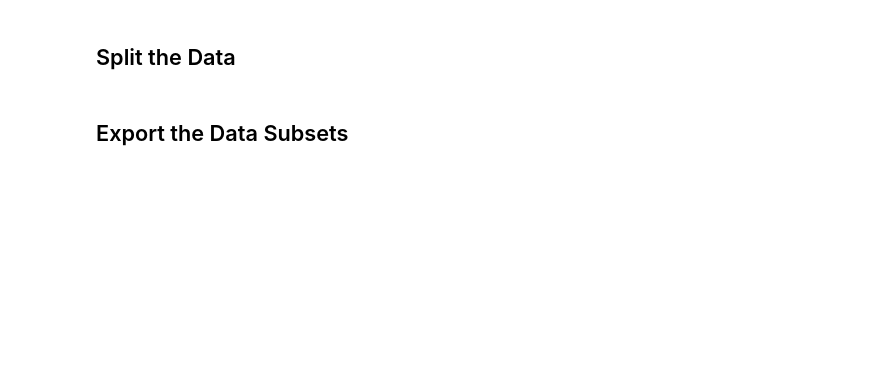
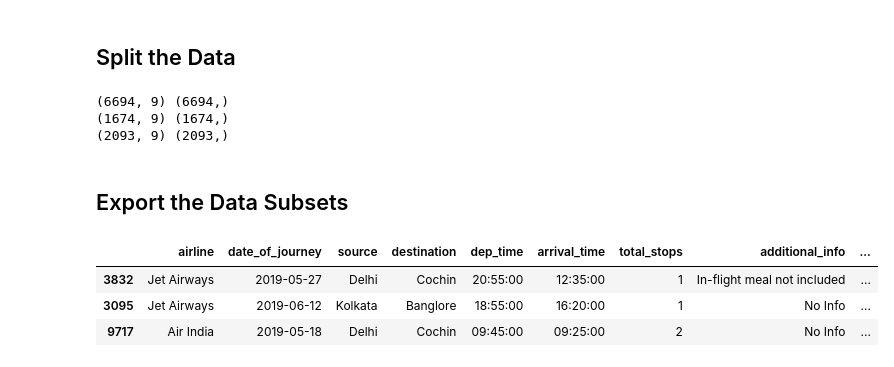
Before and after one commit to datta-abhi/flightprice_sagemaker, a Jupyter notebook: notebooks/data_cleaning.ipynb, the cells around one changed output. Cells and saved outputs as stored; diff of their text form; code cells hidden in the pictures; blank space fills up the shorter version.

Commit message:
train,val and test data exported to data folder for reproducibility

```diff
--- a/notebooks/data_cleaning.ipynb
+++ b/notebooks/data_cleaning.ipynb
@@ -369,6 +371,25 @@ export_to_csv(flights_cleaned,"flights_cleaned")
 # %% [markdown]
 ## Split the Data
 # %%
-X =
+X = flights_cleaned.copy().drop('price',axis = 1)
+y = flights_cleaned['price'].copy()
+# %%
+X_, X_test, y_, y_test = train_test_split(X, y, test_size=0.2, random_state=42)
+X_train, X_val, y_train, y_val = train_test_split(X_, y_, test_size=0.2, random_state=42)
+
+print(X_train.shape, y_train.shape)
+print(X_val.shape, y_val.shape)
+print(X_test.shape, y_test.shape)
+# %% [output]
+(6694, 9) (6694,)
+(1674, 9) (1674,)
+(2093, 9) (2093,)
 # %% [markdown]
 ## Export the Data Subsets
+# %%
+X_train.join(y_train).head(3)  # by default joins on index
+# %% [output]
+|  | airline | date_of_journey | source | destination | dep_time | arrival_time | total_stops | additional_info | ... |
+| 3832 | Jet Airways | 2019-05-27 | Delhi | Cochin | 20:55:00 | 12:35:00 | 1 | In-flight meal not included | ... |
+| 3095 | Jet Airways | 2019-06-12 | Kolkata | Banglore | 18:55:00 | 16:20:00 | 1 | No Info | ... |
+| 9717 | Air India | 2019-05-18 | Delhi | Cochin | 09:45:00 | 09:25:00 | 2 | No Info | ... |
```
Also changed, not shown: parts of 5 cells of this notebook, 4 other files.
